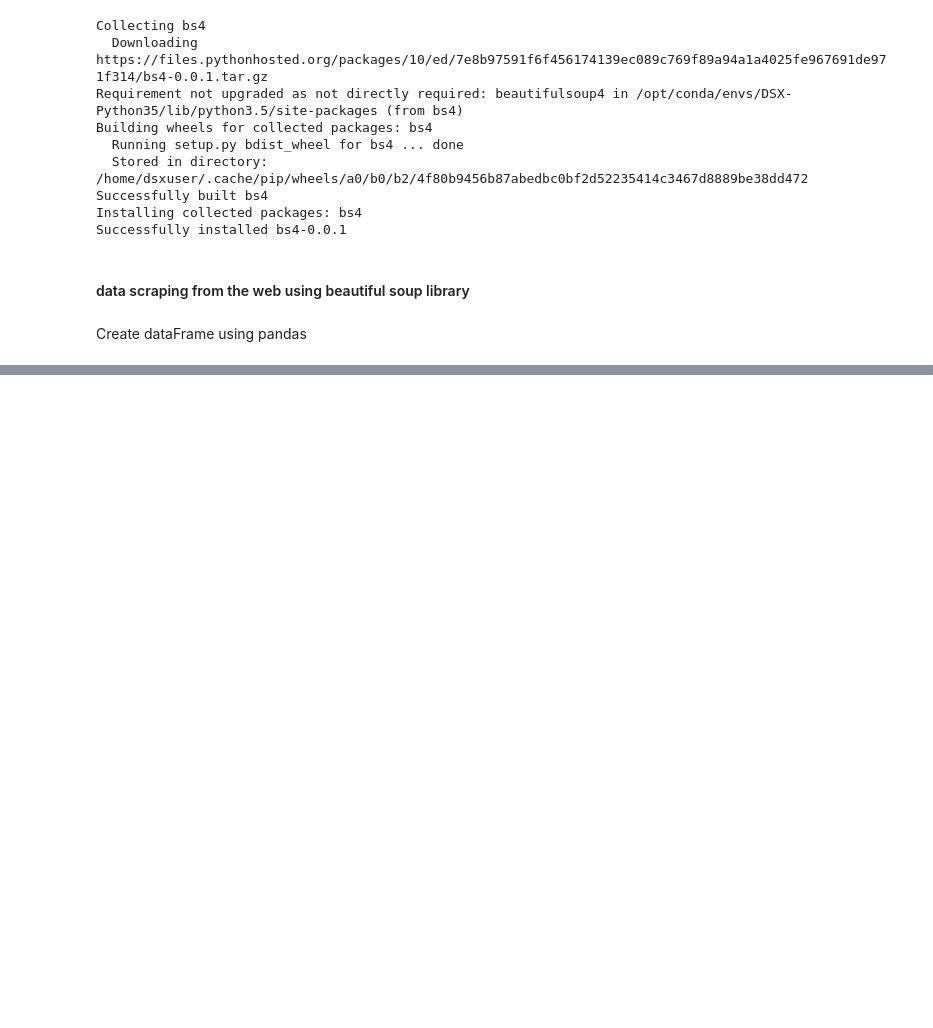
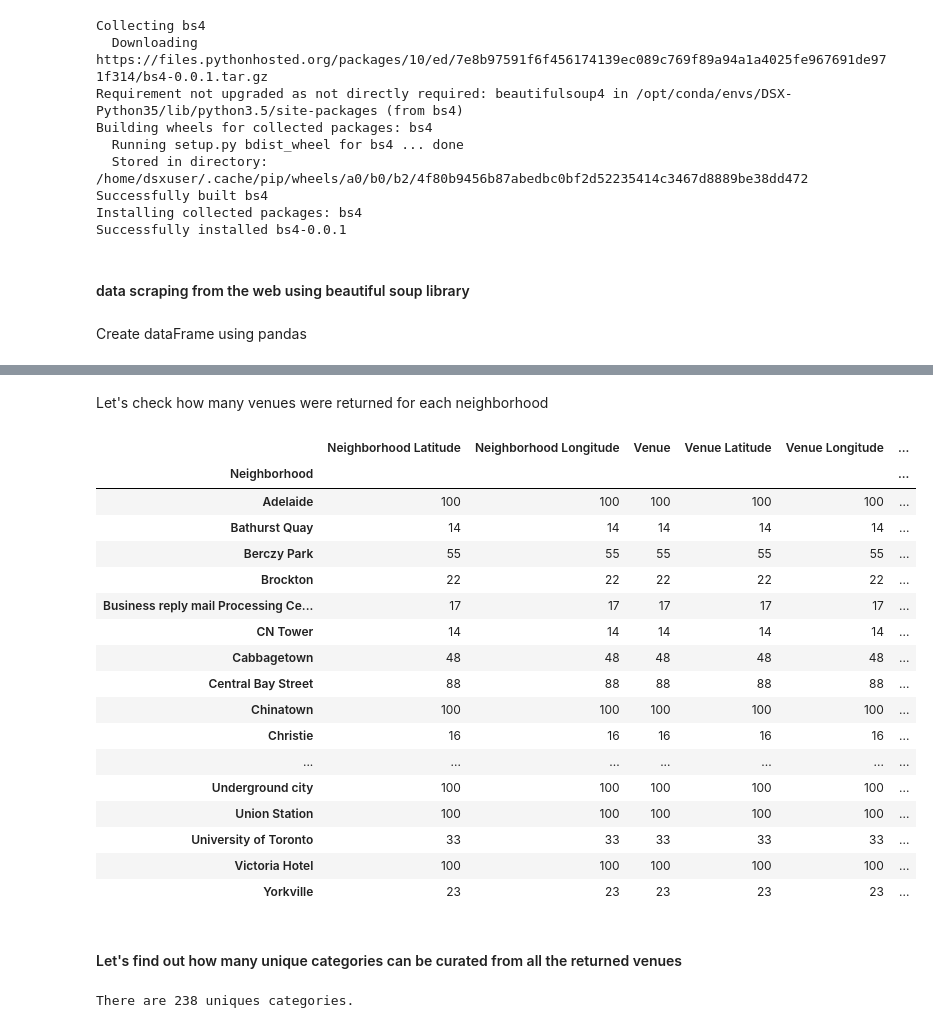
Before and after one commit to saiseetharamaaih/Machine-learning-Classification-Algorithms, a Jupyter notebook: Segmenting and Clustering Neighborhoods in Toronto.ipynb, the cells around one changed output, grey strips where cells are left out. Saved outputs shown, nothing was run; the diff lists cells and outputs as text; code cells hidden in the pictures; blank space fills up the shorter version.

```diff
--- a/Segmenting and Clustering Neighborhoods in Toronto.ipynb
+++ b/Segmenting and Clustering Neighborhoods in Toronto.ipynb
@@ -98,0 +173,8 @@ df1.columns=head_list
+# %%
+address = 'Toronto, ON'
+
+geolocator = Nominatim()
+location =  geolocator.geocode(address)
+latitude = location.latitude
+longitude = location.longitude
+print('The geograpical coordinate of Toronto are {}, {}.'.format(latitude, longitude))
@@ -98,0 +183,18 @@ df1.columns=head_list
+# %%
+# create map of Manhattan using latitude and longitude values
+map_Toronto = folium.Map(location=[latitude, longitude], zoom_start=11)
+
+# add markers to map
+for lat, lng, label in zip(Toronto_data['Latitude'], Toronto_data['Longitude'], Toronto_data['Neighbourhood']):
+    label = folium.Popup(label, parse_html=True)
+    folium.CircleMarker(
+        [lat, lng],
+        radius=5,
+        popup=label,
+        color='blue',
+        fill=True,
+        fill_color='#3186cc',
+        fill_opacity=0.7,
+        parse_html=False).add_to(map_Toronto)
+
+map_Toronto
@@ -98,0 +207,8 @@ df1.columns=head_list
+# %%
+CLIENT_ID = 'DCL1APZZPRAHBRPEWVJ1ZWMEQ0VDJI3Q2E3VVPHTNZRCARYX' # your Foursquare ID
+CLIENT_SECRET = 'PBFBXL1IN4RPBMMNY2IBJE5M55MWBCR2KT253GBC5TF4P2PF' # your Foursquare Secret
+VERSION = '20180605' # Foursquare API version
+
+print('Your credentails:')
+print('CLIENT_ID: ' + CLIENT_ID)
+print('CLIENT_SECRET:' + CLIENT_SECRET)
@@ -98,0 +267,5 @@ df1.columns=head_list
+# %%
+Toronto_venues = getNearbyVenues(names=Toronto_data['Neighbourhood'],
+                                   latitudes=Toronto_data['Latitude'],
+                                   longitudes=Toronto_data['Longitude']
+                                  )
@@ -98,0 +303,29 @@ df1.columns=head_list
+# %% [markdown]
+Let's check how many venues were returned for each neighborhood
+# %%
+Toronto_venues.groupby('Neighborhood').count()
+# %% [output]
+|  | Neighborhood Latitude | Neighborhood Longitude | Venue | Venue Latitude | Venue Longitude | ... |
+| Neighborhood |  |  |  |  |  | ... |
+| Adelaide | 100 | 100 | 100 | 100 | 100 | ... |
+| Bathurst Quay | 14 | 14 | 14 | 14 | 14 | ... |
+| Berczy Park | 55 | 55 | 55 | 55 | 55 | ... |
+| Brockton | 22 | 22 | 22 | 22 | 22 | ... |
+| Business reply mail Processing Ce... | 17 | 17 | 17 | 17 | 17 | ... |
+| CN Tower | 14 | 14 | 14 | 14 | 14 | ... |
+| Cabbagetown | 48 | 48 | 48 | 48 | 48 | ... |
+| Central Bay Street | 88 | 88 | 88 | 88 | 88 | ... |
+| Chinatown | 100 | 100 | 100 | 100 | 100 | ... |
+| Christie | 16 | 16 | 16 | 16 | 16 | ... |
+| ... | ... | ... | ... | ... | ... | ... |
+| Underground city | 100 | 100 | 100 | 100 | 100 | ... |
+| Union Station | 100 | 100 | 100 | 100 | 100 | ... |
+| University of Toronto | 33 | 33 | 33 | 33 | 33 | ... |
+| Victoria Hotel | 100 | 100 | 100 | 100 | 100 | ... |
+| Yorkville | 23 | 23 | 23 | 23 | 23 | ... |
+# %% [markdown]
+#### Let's find out how many unique categories can be curated from all the returned venues
+# %%
+print('There are {} uniques categories.'.format(len(Toronto_venues['Venue Category'].unique())))
+# %% [output]
+There are 238 uniques categories.
```
Also changed, not shown: parts of 54 cells of this notebook.
